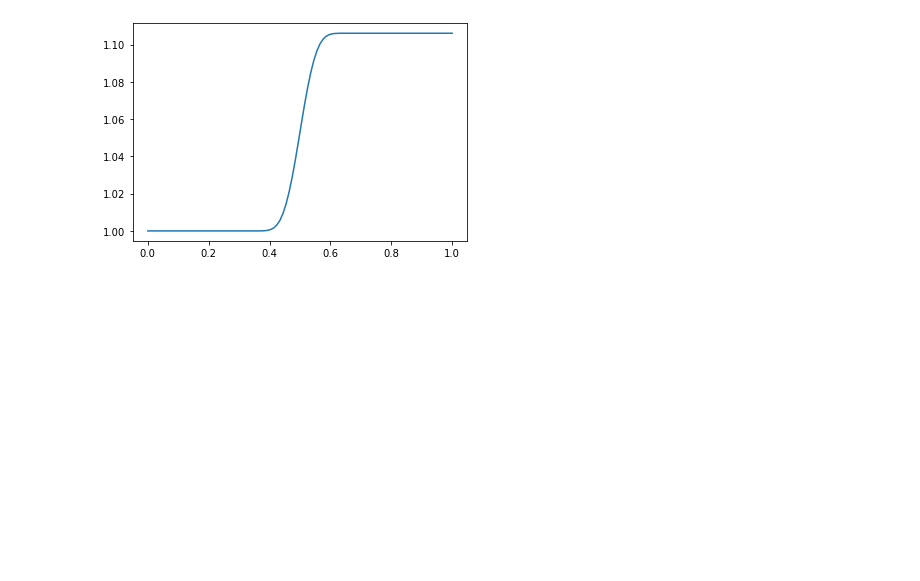
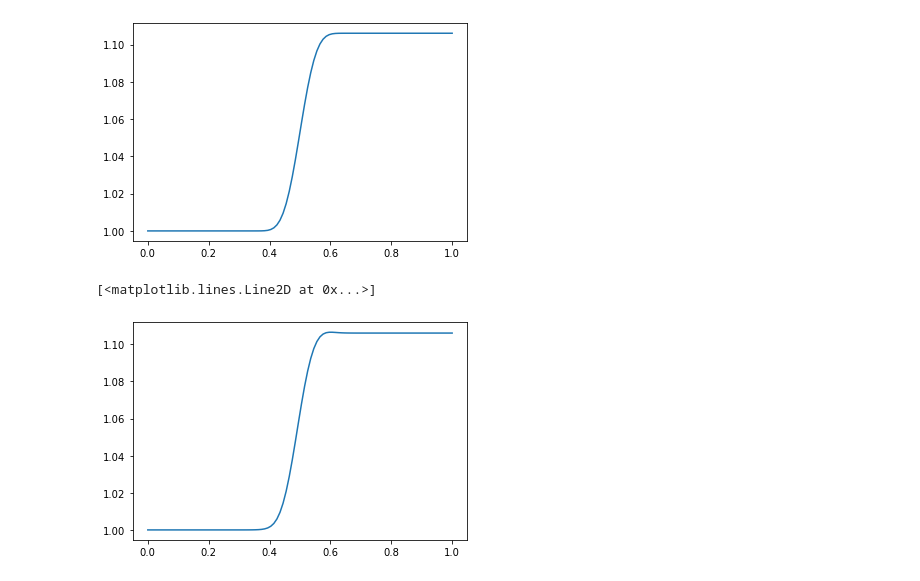
Before and after one commit to sharma-kk/uncoupled-atmosphere-model-deterministic, a Jupyter notebook: galewsky.ipynb, the cells around one changed output. Drawn from its saved outputs; the diff is of its cells as text; code cells hidden in the pictures; blank space fills up the shorter version.

```diff
--- a/galewsky.ipynb
+++ b/galewsky.ipynb
@@ -4,14 +4,14 @@ import numpy as np
 import matplotlib.pyplot as plt
 import math
 # %%
-def g(x):
-    if x <= 0.25 or x >=0.75:
+def g(y):
+    if y <= 0.25 or y >=0.75:
         return 0.0
     else:
-        return math.exp(1/((x - 0.25)*(x - 0.75)))/math.exp(-4/(0.75 - 0.25)**2)
+        return np.exp(1/((y - 0.25)*(y - 0.75)))/np.exp(-4/(0.75 - 0.25)**2)
 
-def f(x):
-    return [0.0 if elem <= 0.25 or elem >= 0.75 else np.exp(1/((elem - 0.25)*(elem - 0.75)))/np.exp(-4/(0.75 - 0.25)**2) for elem in x]
+def f(y):
+    return [0.0 if elem <= 0.25 or elem >= 0.75 else np.exp(1/((elem - 0.25)*(elem - 0.75)))/np.exp(-4/(0.75 - 0.25)**2) for elem in y]
 # %%
 y = np.linspace(0, 1, 100)
 plt.plot(y, f(y))
@@ -25,3 +25,10 @@ plt.plot(y, [h(i) for i in y])
 # %% [output]
 [<matplotlib.lines.Line2D at 0x...>]
 [figure]
+# %%
+h_pert = lambda x, y: 1 + quad(g, 0, y)[0] + 0.01*np.sin(np.pi*y)/(np.exp(9*(x - 0.5)**2)*np.exp(225*(y - 0.5)**2))
+# %%
+plt.plot(y, [h_pert(0.5, i) for i in y])
+# %% [output]
+[<matplotlib.lines.Line2D at 0x...>]
+[figure, added]
```
Also changed, not shown: parts of 3 cells of this notebook.
